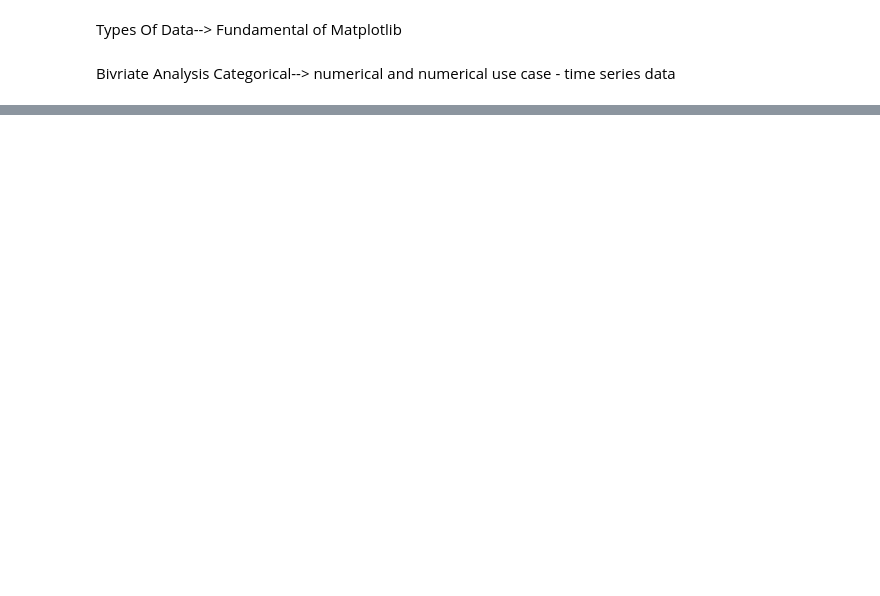
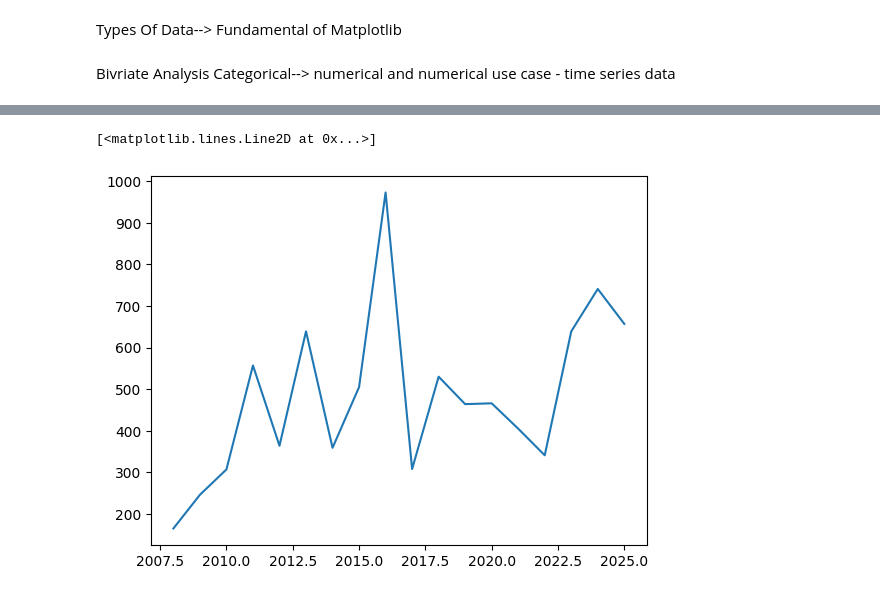
Before and after one commit to rushipatil1808/Python_Libraries, a Jupyter notebook: Matplotlib/Visuliazation.ipynb, the cells around one changed output, grey strips where cells are left out. Drawn from its saved outputs; the diff is of its cells as text; code cells hidden in the pictures; blank space fills up the shorter version.

```diff
--- a/Matplotlib/Visuliazation.ipynb
+++ b/Matplotlib/Visuliazation.ipynb
@@ -23,0 +27,10 @@ plt.plot(year,price)
+# %%
+import numpy as np
+import pandas as pd
+batsman = pd.read_csv(r'E:\PythonLibraries\CSV\sharma-kohli.csv')
+batsman
+
+plt.plot(batsman['index'],batsman['V Kohli'])
+# %% [output]
+[<matplotlib.lines.Line2D at 0x...>]
+[figure, added]
```
Also changed, not shown: parts of 10 cells of this notebook, 3 other files.
